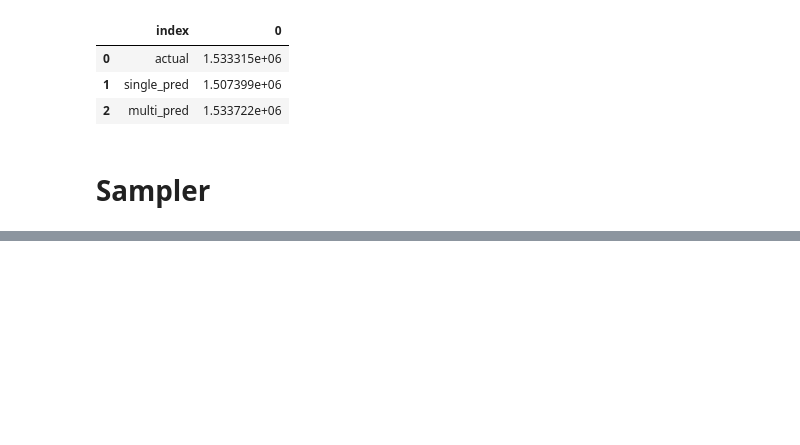
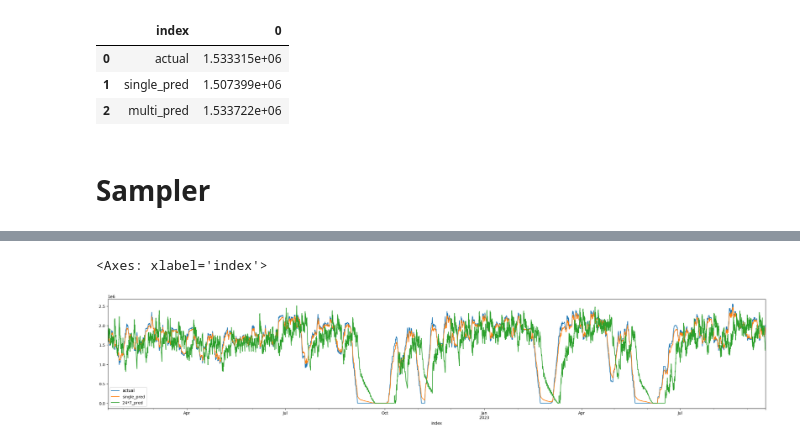
Before and after one commit to KyleCarlo/Predicting-Fuel-Consumption, a Jupyter notebook: Course-Model-perhour.ipynb, the cells around one changed output, grey strips where cells are left out. Drawn from its saved outputs; the diff is of its cells as text; code cells hidden in the pictures; blank space fills up the shorter version.

```diff
--- a/Course-Model-perhour.ipynb
+++ b/Course-Model-perhour.ipynb
@@ -298,5 +298,9 @@ class PredSampler():
 # %%
 pred_sampler = PredSampler(time_step, auto_reg, hist)
 # %%
-pred_sampler.predict(24*7, '2022-08-10', 'rp7772').plot()
+multi_agg = []
+for each in hist.iloc[time_step:,0].index:
+    result = pred_sampler.predict(24*7, each, 'rp7772')
+    multi_agg.append(list(result.sum().values))
+    print(each)
 # %% [output]
@@ -304,0 +325,9 @@ pred_sampler.predict(24*7, '2022-08-10', 'rp7772').plot()
+# %%
+multi_agg_df = pd.DataFrame(multi_agg)
+multi_agg_df.index = hist.iloc[time_step:len(multi_agg_df) + time_step,0].index
+multi_agg_df.columns = ['actual', 'single_pred', '24*7_pred']
+# %%
+multi_agg_df.plot(figsize=(30,5))
+# %% [output]
+<Axes: xlabel='index'>
+[figure, added]
```
Also changed, not shown: parts of 9 cells of this notebook, 1 other file.
